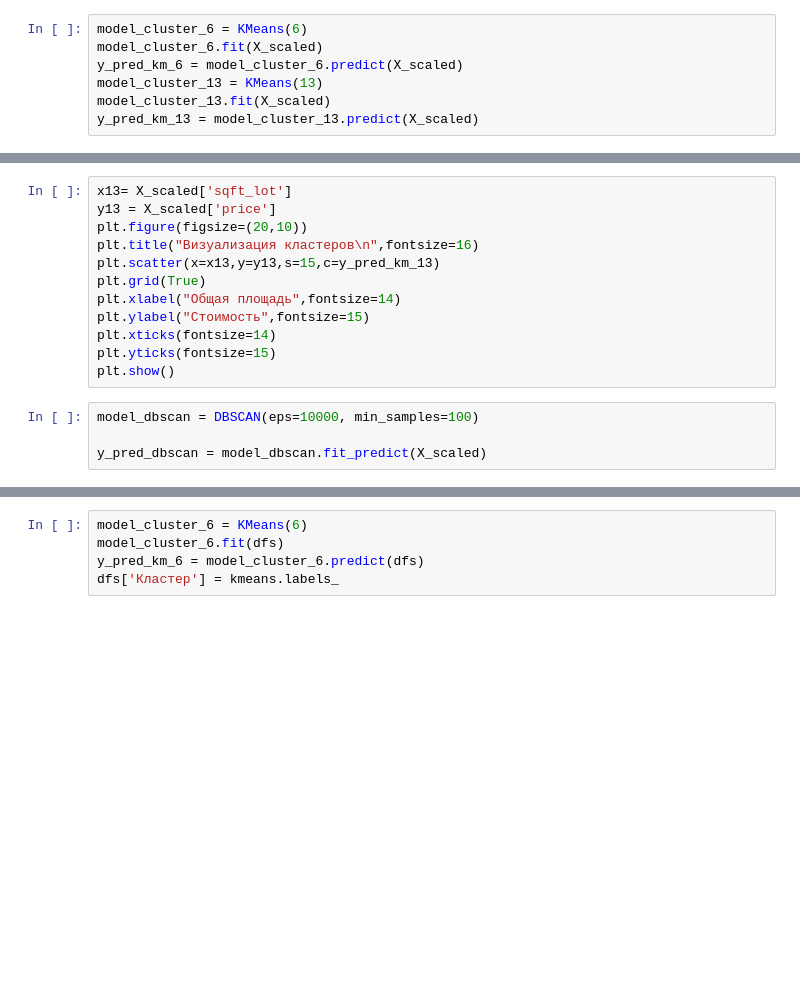
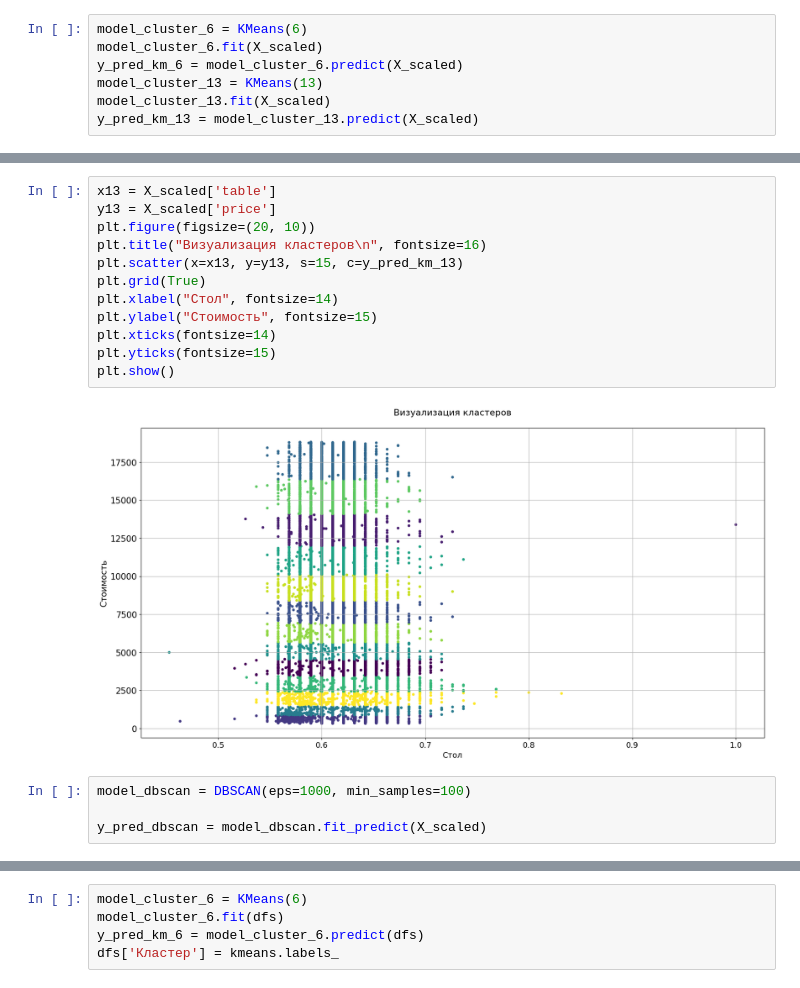
Before and after one commit to true-seeker/ai_university, a Jupyter notebook: lab6/lab6.ipynb, the cells around one changed output, grey strips where cells are left out. Drawn from its saved outputs; the diff is of its cells as text; blank space fills up the shorter version.

```diff
--- a/lab6/lab6.ipynb
+++ b/lab6/lab6.ipynb
@@ -220,17 +422,19 @@ plt.show()
 # %%
-x13= X_scaled['sqft_lot']
+x13 = X_scaled['table']
 y13 = X_scaled['price']
-plt.figure(figsize=(20,10))
-plt.title("Визуализация кластеров\n",fontsize=16)
-plt.scatter(x=x13,y=y13,s=15,c=y_pred_km_13)
+plt.figure(figsize=(20, 10))
+plt.title("Визуализация кластеров\n", fontsize=16)
+plt.scatter(x=x13, y=y13, s=15, c=y_pred_km_13)
 plt.grid(True)
-plt.xlabel("Общая площадь",fontsize=14)
-plt.ylabel("Стоимость",fontsize=15)
+plt.xlabel("Стол", fontsize=14)
+plt.ylabel("Стоимость", fontsize=15)
 plt.xticks(fontsize=14)
 plt.yticks(fontsize=15)
 plt.show()
+# %% [output]
+[figure, added]
 # %%
-model_dbscan = DBSCAN(eps=10000, min_samples=100)
+model_dbscan = DBSCAN(eps=1000, min_samples=100)
 
 y_pred_dbscan = model_dbscan.fit_predict(X_scaled)
 # %%
```
Also changed, not shown: parts of 37 cells of this notebook, 4 other files.
